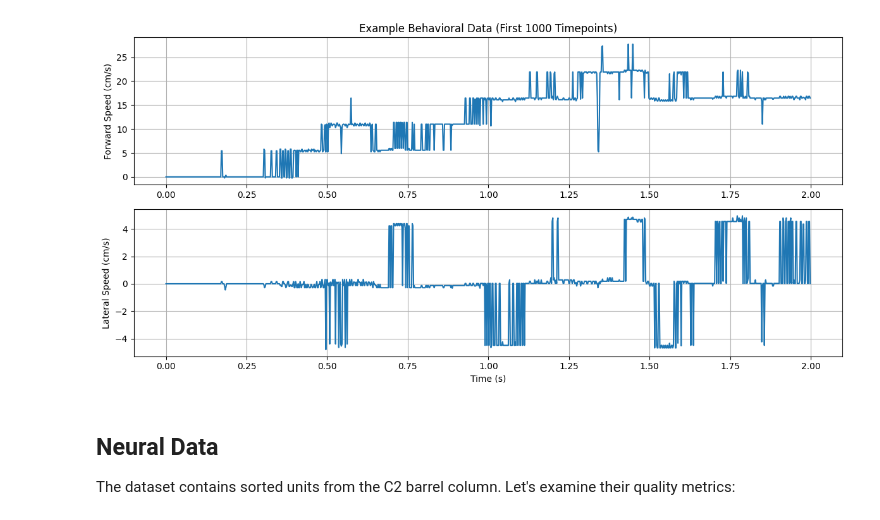
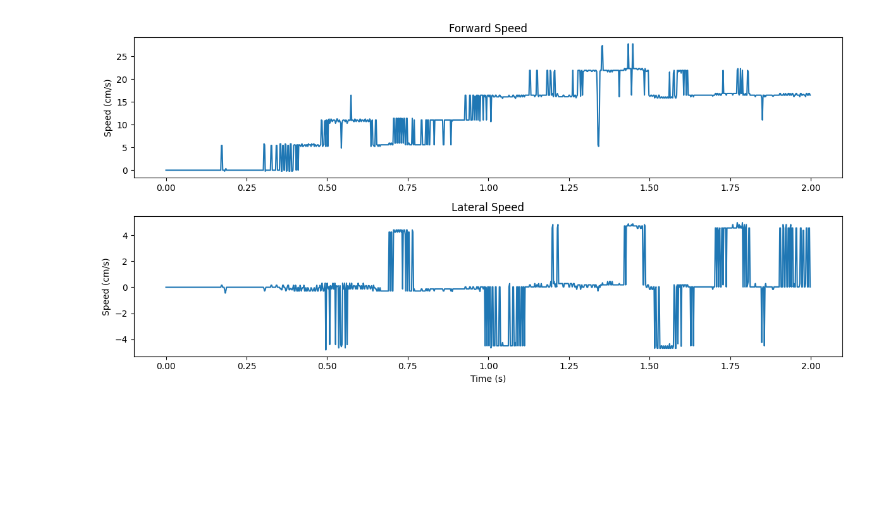
Before and after one commit to magland/dandiset_notebooks, a Jupyter notebook: dandisets/001341/notebook.ipynb, the cells around one changed output. Cells and saved outputs as stored; diff of their text form; code cells hidden in the pictures; blank space fills up the shorter version.

```diff
--- a/dandisets/001341/notebook.ipynb
+++ b/dandisets/001341/notebook.ipynb
@@ -14,14 +23,16 @@ This notebook explores data from [DANDI:001341](https://neurosift.app/dandiset/0
 # %%
+import pynwb
+import lindi
 import numpy as np
 import matplotlib.pyplot as plt
-import pynwb
-import lindi
+import pandas as pd
 
-# Helper function to load the NWB file
+# Function to load NWB file
 def load_nwb(asset_id):
-    url = f"https://lindi.neurosift.org/dandi/dandisets/001341/assets/{asset_id}/nwb.lindi.json"
-    f = lindi.LindiH5pyFile.from_lindi_file(url)
+    url = f"https://api.dandiarchive.org/api/assets/{asset_id}/download/"
+    print(f"Loading NWB file from {url}")
+    f = lindi.LindiH5pyFile.from_lindi_file(f"https://lindi.neurosift.org/dandi/dandisets/001341/assets/{asset_id}/nwb.lindi.json")
     return pynwb.NWBHDF5IO(file=f, mode='r').read()
 
-# Load the first subject's data
-nwb = load_nwb('e3d421c3-13bf-4b2e-b0f9-b6357a885de9')
+# Let's use the first subject's data
+nwb = load_nwb("e3d421c3-13bf-4b2e-b0f9-b6357a885de9")
@@ -81,31 +84,28 @@ Let's look at an example trial using the first 1000 timepoints:
 # %%
-# Get speed data for first 1000 timepoints
-speed_for = nwb.acquisition["speed_for"]
-speed_lat = nwb.acquisition["speed_lat"]
+# Load the first 1000 timepoints of speed and position data
 n_points = 1000
 
-timestamps = speed_for.timestamps[0:n_points]
+# Forward and lateral speeds
+speed_for = nwb.acquisition['speed_for']
+speed_lat = nwb.acquisition['speed_lat']
+
+times = speed_for.timestamps[0:n_points]
 forward_speed = speed_for.data[0:n_points]
 lateral_speed = speed_lat.data[0:n_points]
 
 # Plot speeds
 plt.figure(figsize=(12, 6))
 plt.subplot(2, 1, 1)
-plt.plot(timestamps, forward_speed)
-plt.ylabel('Forward Speed (cm/s)')
-plt.title('Example Behavioral Data (First 1000 Timepoints)')
-plt.grid(True)
+plt.plot(times, forward_speed)
+plt.title('Forward Speed')
+plt.ylabel('Speed (cm/s)')
 
 plt.subplot(2, 1, 2)
-plt.plot(timestamps, lateral_speed)
+plt.plot(times, lateral_speed)
+plt.title('Lateral Speed')
 plt.xlabel('Time (s)')
-plt.ylabel('Lateral Speed (cm/s)')
-plt.grid(True)
+plt.ylabel('Speed (cm/s)')
 plt.tight_layout()
 plt.show()
 # %% [output]
-[figure, old version]
+[figure, new version]
-# %% [markdown]
-## Neural Data
-
-The dataset contains sorted units from the C2 barrel column. Let's examine their quality metrics:
```
Also changed, not shown: parts of 19 cells of this notebook, 2 other files.
